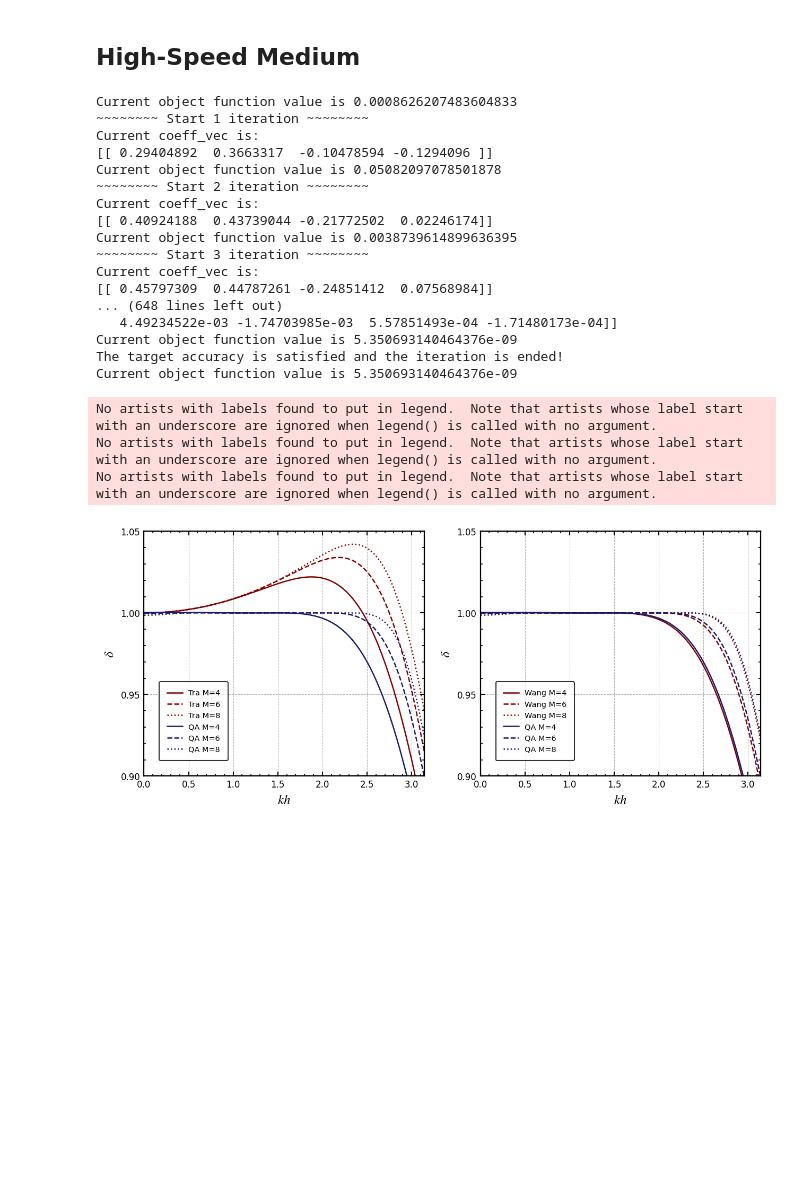
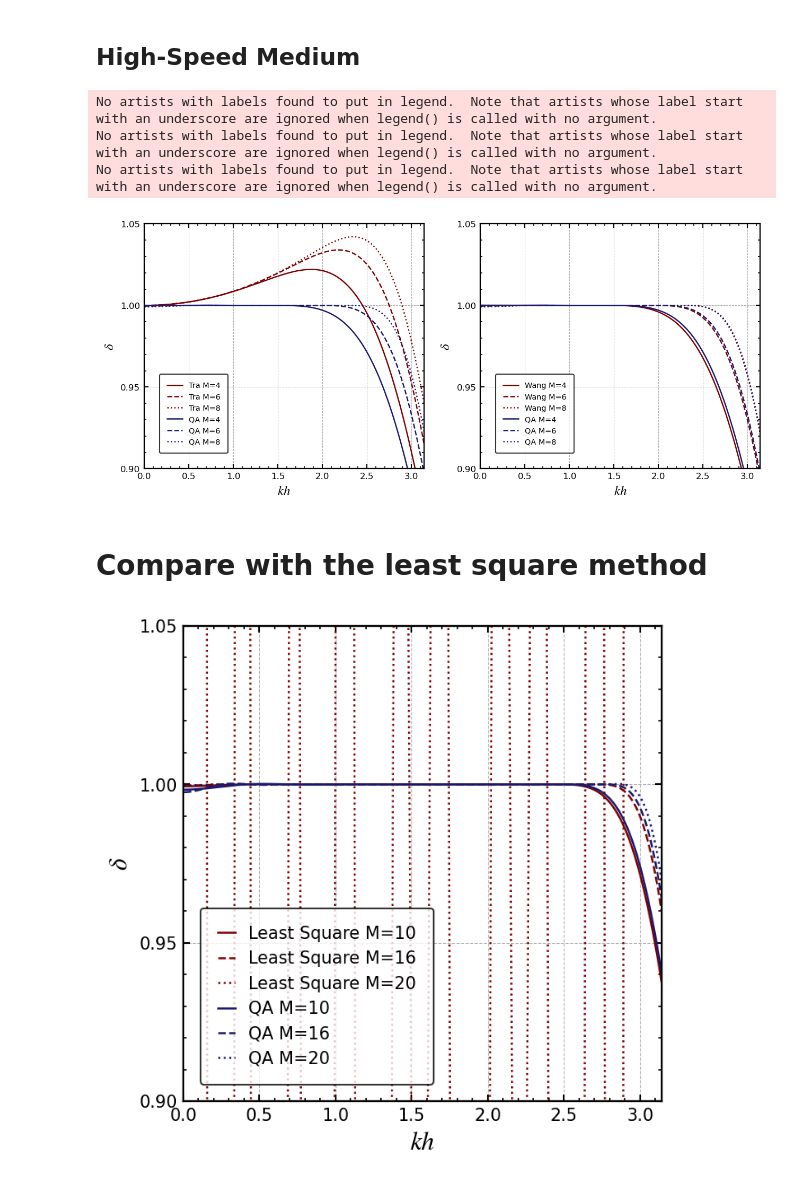
Before and after one commit to wein8999999/QA_Seismic_Staggerd_StaggerGrid_FD, a Jupyter notebook: 1D_StaggerGrid_FD.ipynb, the cells around one changed output. Saved outputs shown, nothing was run; the diff lists cells and outputs as text; code cells hidden in the pictures; blank space fills up the shorter version.

```diff
--- a/1D_StaggerGrid_FD.ipynb
+++ b/1D_StaggerGrid_FD.ipynb
@@ -168,7 +194,7 @@ def show_disp_curve(result_dict):
         sigma = linear_sys.cal_sigma(
             v * tao / h, np.linspace(pi / 1000, pi, 1000), coeff
         )
-        if "Wang" in label:
+        if "Wang" in label or "Least" in label:
             ax[1].plot(
                 np.linspace(pi / 1000, pi, 1000),
                 sigma,
@@ -310,35 +296,25 @@ Current object function value is 3.960708625320903e-06
 # %% [markdown]
 ## High-Speed Medium
+# %%
+v = 4500
+h = 10
+tao = 0.001
+freq_max_set = [120, 156, 174]
+M_set = [4, 6, 8]
+max_iter_num = 20
+tra_a0_dict = solve_coeff_Taylor()
+wang_a0_dict, linear_sys = solve_coeff_Wang()
+qa_a0_dict = solve_coeff_QA()
+result_dict = dict(ChainMap(qa_a0_dict, wang_a0_dict, tra_a0_dict))
 # %%
-v = 4500
-h = 10
-tao = 0.001
-freq_max_set = [120, 156, 174]
-M_set = [4, 6, 8]
-max_iter_num = 30
-result_dict, linear_sys = solve_coeff_with_3_methods()
+# show results
 fig, ax = show_disp_curve(result_dict)
 # fig.savefig("1D_high_velocity_reuslt.png", dpi=300)
 # fig.savefig("1D_high_velocity_reuslt.pdf", dpi=600, format="pdf")
 # %% [output]
-Current object function value is 0.0008626207483604833
-~~~~~~~~ Start 1 iteration ~~~~~~~~
-Current coeff_vec is:
-[[ 0.29404892  0.3663317  -0.10478594 -0.1294096 ]]
-Current object function value is 0.05082097078501878
-~~~~~~~~ Start 2 iteration ~~~~~~~~
-Current coeff_vec is:
-[[ 0.40924188  0.43739044 -0.21772502  0.02246174]]
-Current object function value is 0.0038739614899636395
-~~~~~~~~ Start 3 iteration ~~~~~~~~
-Current coeff_vec is:
-[[ 0.45797309  0.44787261 -0.24851412  0.07568984]]
-... (648 lines left out)
-   4.49234522e-03 -1.74703985e-03  5.57851493e-04 -1.71480173e-04]]
-Current object function value is 5.350693140464376e-09
-The target accuracy is satisfied and the iteration is ended!
-Current object function value is 5.350693140464376e-09
+No artists with labels found to put in legend.  Note that artists whose label start with an underscore are ignored when legend() is called with no argument.
+No artists with labels found to put in legend.  Note that artists whose label start with an underscore are ignored when legend() is called with no argument.
+No artists with labels found to put in legend.  Note that artists whose label start with an underscore are ignored when legend() is called with no argument.
-No artists with labels found to put in legend.  Note that artists whose label start with an underscore are ignored when legend() is called with no argument.
-No artists with labels found to put in legend.  Note that artists whose label start with an underscore are ignored when legend() is called with no argument.
-No artists with labels found to put in legend.  Note that artists whose label start with an underscore are ignored when legend() is called with no argument.
-[figure, old version]
+[figure, new version]
+# %% [markdown]
+# Compare with the least square method
@@ -344,0 +500,8 @@ No artists with labels found to put in legend.  Note that artists whose label st
+# %%
+# show results
+result_dict = dict(ChainMap(qa_a0_dict, lstq_a0_dict))
+fig, ax = show_disp_curve(result_dict)
+# fig.savefig("compare_with_lestsq.png", dpi=600)
+# fig.savefig("compare_with_lestsq.pdf", dpi=600, format="pdf")
+# %% [output]
+[figure, added]
```
Also changed, not shown: parts of 8 cells of this notebook.
